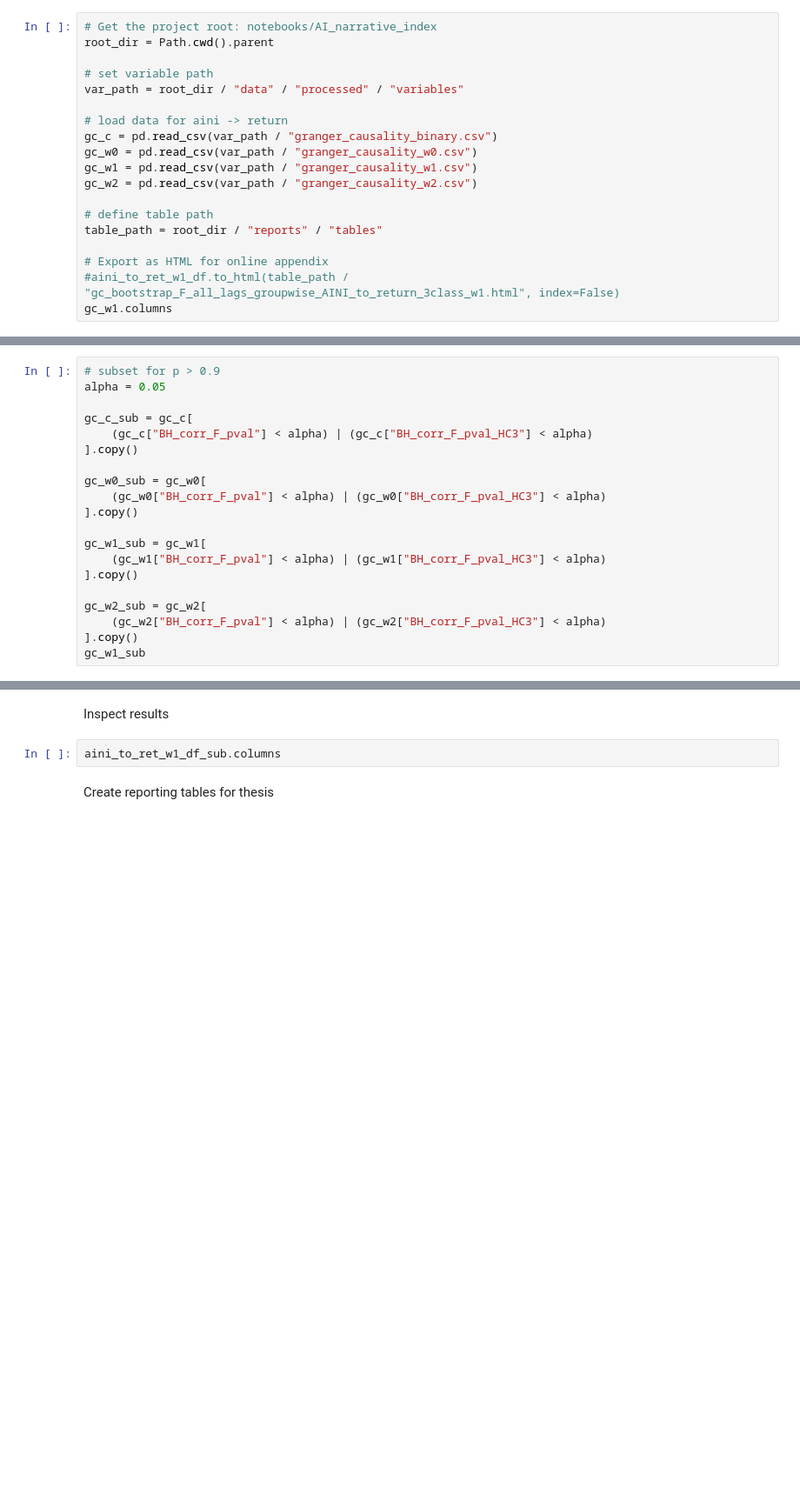
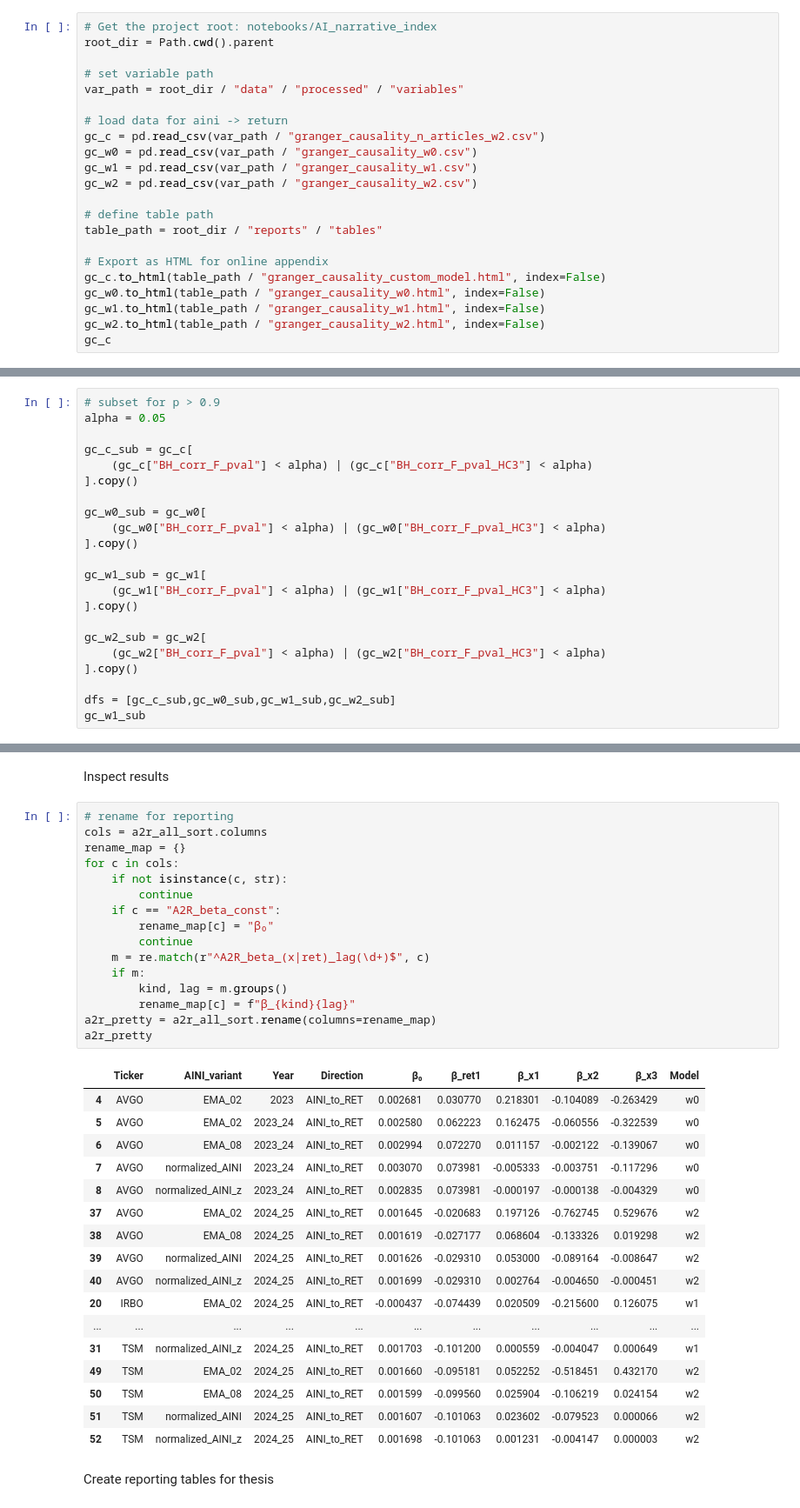
Before and after one commit to LarsIX/narrative_index, a Jupyter notebook: notebooks/analyse_gc_results.ipynb, the cells around one changed output, grey strips where cells are left out. Shown at 87% size. Drawn from its saved outputs; the diff is of its cells as text; blank space fills up the shorter version.

```diff
--- a/notebooks/analyse_gc_results.ipynb
+++ b/notebooks/analyse_gc_results.ipynb
@@ -26,7 +27,7 @@ root_dir = Path.cwd().parent
 var_path = root_dir / "data" / "processed" / "variables"
 
 # load data for aini -> return
-gc_c = pd.read_csv(var_path / "granger_causality_binary.csv")
+gc_c = pd.read_csv(var_path / "granger_causality_n_articles_w2.csv")
 gc_w0 = pd.read_csv(var_path / "granger_causality_w0.csv")
 gc_w1 = pd.read_csv(var_path / "granger_causality_w1.csv")
 gc_w2 = pd.read_csv(var_path / "granger_causality_w2.csv")
@@ -35,6 +36,9 @@ gc_w2 = pd.read_csv(var_path / "granger_causality_w2.csv")
 table_path = root_dir / "reports" / "tables"
 
 # Export as HTML for online appendix
-#aini_to_ret_w1_df.to_html(table_path / "gc_bootstrap_F_all_lags_groupwise_AINI_to_return_3class_w1.html", index=False)
-gc_w1.columns
+gc_c.to_html(table_path / "granger_causality_custom_model.html", index=False)
+gc_w0.to_html(table_path / "granger_causality_w0.html", index=False)
+gc_w1.to_html(table_path / "granger_causality_w1.html", index=False)
+gc_w2.to_html(table_path / "granger_causality_w2.html", index=False)
+gc_c
 # %% [output]
@@ -65,4 +74,6 @@ gc_w1_sub = gc_w1[
 gc_w2_sub = gc_w2[
     (gc_w2["BH_corr_F_pval"] < alpha) | (gc_w2["BH_corr_F_pval_HC3"] < alpha)
 ].copy()
+
+dfs = [gc_c_sub,gc_w0_sub,gc_w1_sub,gc_w2_sub]
 gc_w1_sub
@@ -73,7 +147,39 @@ test_table_cols = ["Ticker", "AINI_variant", "Year","coef_x1","coef_x1","Empiric
 # %% [markdown]
 Inspect results
 # %%
-aini_to_ret_w1_df_sub.columns
+# rename for reporting
+cols = a2r_all_sort.columns
+rename_map = {}
+for c in cols:
+    if not isinstance(c, str):
+        continue
+    if c == "A2R_beta_const":
+        rename_map[c] = "β₀"
+        continue
+    m = re.match(r"^A2R_beta_(x|ret)_lag(\d+)$", c)
+    if m:
+        kind, lag = m.groups()
+        rename_map[c] = f"β_{kind}{lag}"
+a2r_pretty = a2r_all_sort.rename(columns=rename_map)
+a2r_pretty
+# %% [output]
+|  | Ticker | AINI_variant | Year | Direction | β₀ | β_ret1 | β_x1 | β_x2 | β_x3 | Model |
+| 4 | AVGO | EMA_02 | 2023 | AINI_to_RET | 0.002681 | 0.030770 | 0.218301 | -0.104089 | -0.263429 | w0 |
+| 5 | AVGO | EMA_02 | 2023_24 | AINI_to_RET | 0.002580 | 0.062223 | 0.162475 | -0.060556 | -0.322539 | w0 |
+| 6 | AVGO | EMA_08 | 2023_24 | AINI_to_RET | 0.002994 | 0.072270 | 0.011157 | -0.002122 | -0.139067 | w0 |
+| 7 | AVGO | normalized_AINI | 2023_24 | AINI_to_RET | 0.003070 | 0.073981 | -0.005333 | -0.003751 | -0.117296 | w0 |
+| 8 | AVGO | normalized_AINI_z | 2023_24 | AINI_to_RET | 0.002835 | 0.073981 | -0.000197 | -0.000138 | -0.004329 | w0 |
+| 37 | AVGO | EMA_02 | 2024_25 | AINI_to_RET | 0.001645 | -0.020683 | 0.197126 | -0.762745 | 0.529676 | w2 |
+| 38 | AVGO | EMA_08 | 2024_25 | AINI_to_RET | 0.001619 | -0.027177 | 0.068604 | -0.133326 | 0.019298 | w2 |
+| 39 | AVGO | normalized_AINI | 2024_25 | AINI_to_RET | 0.001626 | -0.029310 | 0.053000 | -0.089164 | -0.008647 | w2 |
+| 40 | AVGO | normalized_AINI_z | 2024_25 | AINI_to_RET | 0.001699 | -0.029310 | 0.002764 | -0.004650 | -0.000451 | w2 |
+| 20 | IRBO | EMA_02 | 2024_25 | AINI_to_RET | -0.000437 | -0.074439 | 0.020509 | -0.215600 | 0.126075 | w1 |
+| ... | ... | ... | ... | ... | ... | ... | ... | ... | ... | ... |
+| 31 | TSM | normalized_AINI_z | 2024_25 | AINI_to_RET | 0.001703 | -0.101200 | 0.000559 | -0.004047 | 0.000649 | w1 |
+| 49 | TSM | EMA_02 | 2024_25 | AINI_to_RET | 0.001660 | -0.095181 | 0.052252 | -0.518451 | 0.432170 | w2 |
+| 50 | TSM | EMA_08 | 2024_25 | AINI_to_RET | 0.001599 | -0.099560 | 0.025904 | -0.106219 | 0.024154 | w2 |
+| 51 | TSM | normalized_AINI | 2024_25 | AINI_to_RET | 0.001607 | -0.101063 | 0.023602 | -0.079523 | 0.000066 | w2 |
+| 52 | TSM | normalized_AINI_z | 2024_25 | AINI_to_RET | 0.001698 | -0.101063 | 0.001231 | -0.004147 | 0.000003 | w2 |
 # %% [markdown]
 Create reporting tables for thesis
 # %%
```
Also changed, not shown: parts of 6 cells of this notebook, 52 other files.
